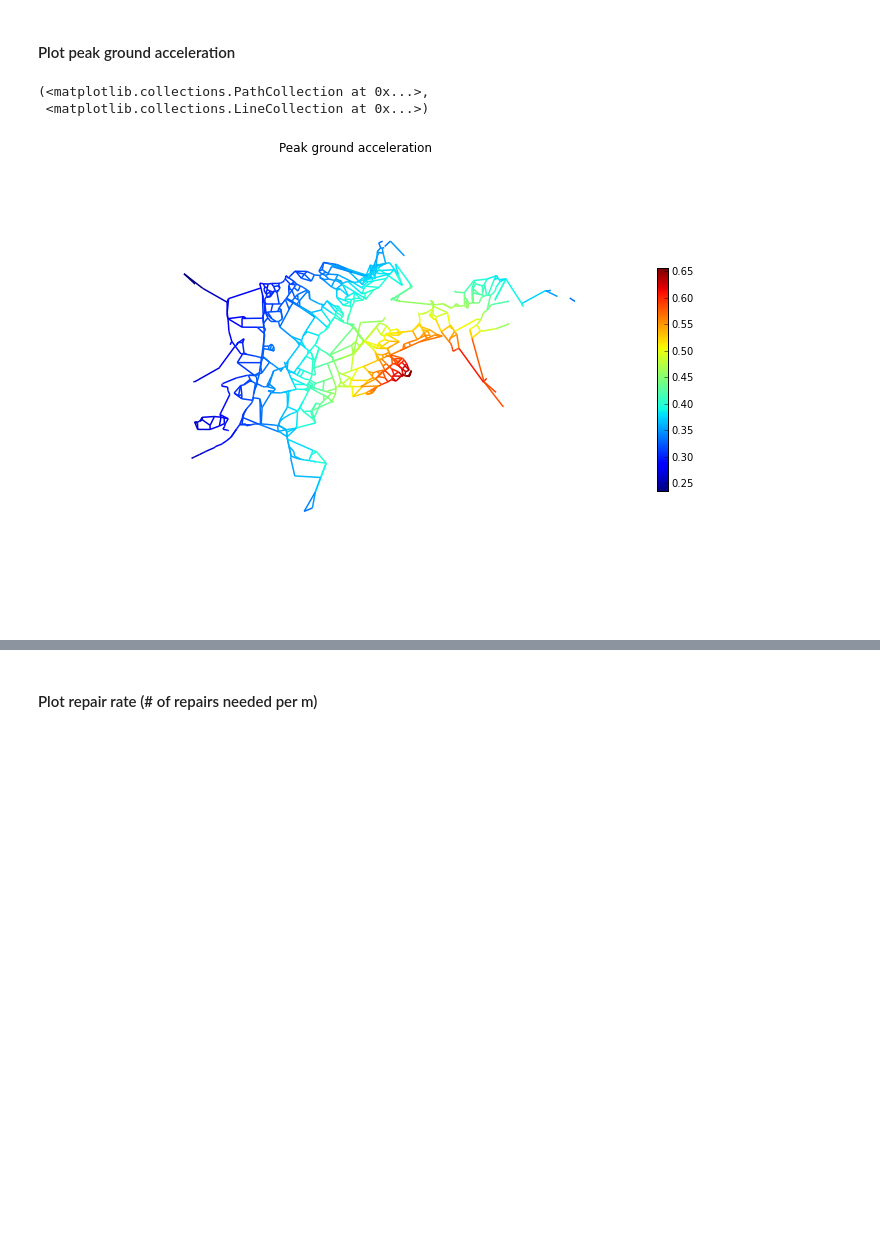
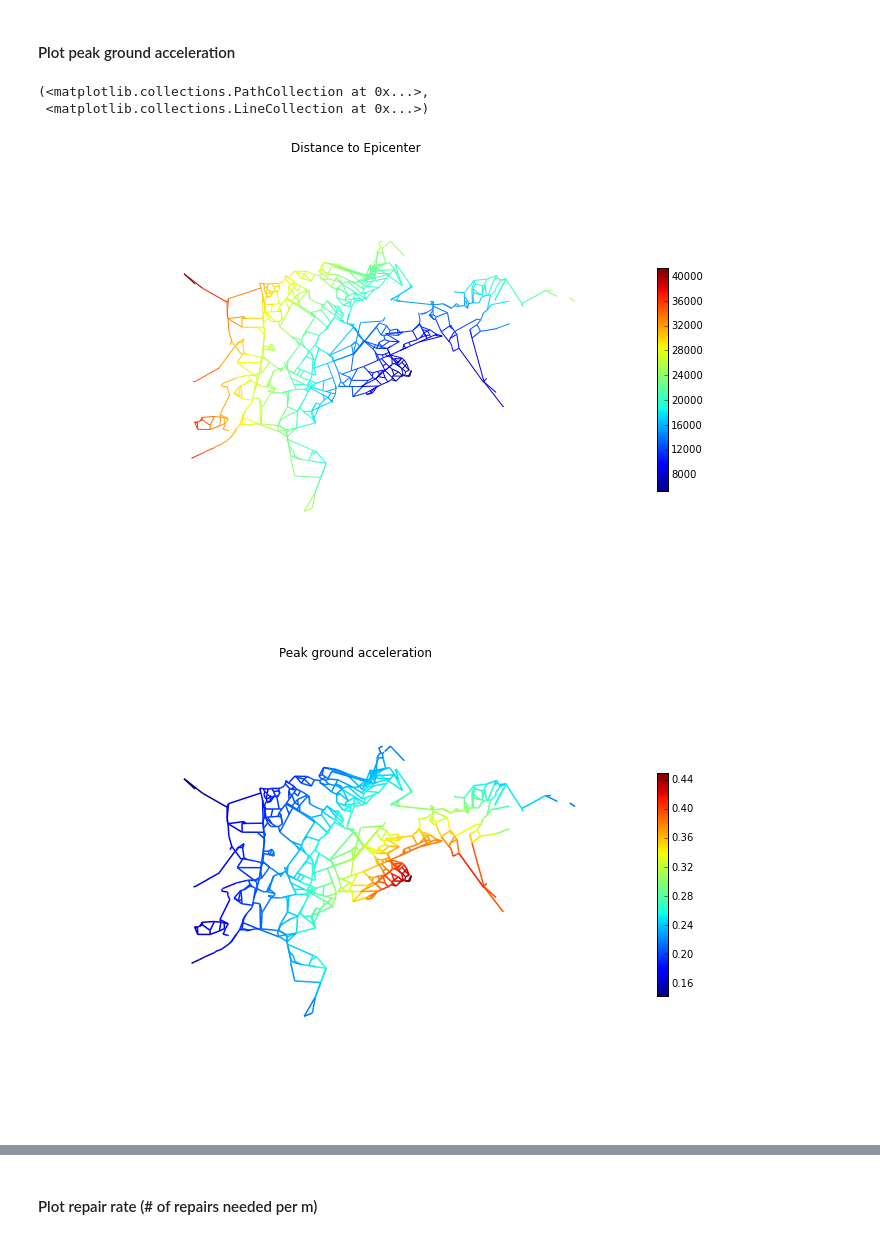
Before and after one commit to USEPA/WNTR, a Jupyter notebook: examples/demo/demo_Net6.ipynb, the cells around one changed output, grey strips where cells are left out. Cells and saved outputs as stored; diff of their text form; code cells hidden in the pictures; blank space fills up the shorter version.

Commit message:
changes to the Earthquake class, added new FragilityCurve class, updates to demo, new fagility_curve example added.

```diff
--- a/examples/demo/demo_Net6.ipynb
+++ b/examples/demo/demo_Net6.ipynb
@@ -41,7 +42,7 @@ WARNING:wntr.network.ParseWaterNetwork:Currently, only the EpanetSimulator suppo
 #### Define earthquake epicenter, magnitude, and depth
 # %%
 epicenter = (42000,22000) # x,y location
-magnitude = 5 # Richter scale
+magnitude = 7 # Richter scale
 depth = 10000 # m, shallow depth
 # %% [markdown]
 #### Plot location of epicenter on the network
@@ -62,9 +63,36 @@ plt.scatter(epicenter[0], epicenter[1], s=1000, c='r', marker='*', zorder=2)
 #Repair rate of 1/km (0.001/m) has been suggested as an upper bound
 
 earthquake = wntr.scenario.Earthquake(epicenter, magnitude, depth)
-earthquake.generate(wn)
 
-print "Min, Max, Average PGA: " + str(np.round(np.min(earthquake.pga.values()),2)) + ", " + str(np.round(np.max(earthquake.pga.values()),2)) + ", " + str(np.round(np.mean(earthquake.pga.values()),2)) + " m/s2"
-print "Min, Max, Average repair rate: " + str(np.round(np.min(earthquake.repair_rate.values()),5)) + ", " + str(np.round(np.max(earthquake.repair_rate.values()),5)) + ", " + str(np.round(np.mean(earthquake.repair_rate.values()),5)) + " per m"
-print "Number of pipe failures: " + str(len(earthquake.pipes_to_leak))
+R = earthquake.distance_to_epicenter(wn, element_type=wntr.network.Pipe)
+pga = earthquake.pga_attenuation_model(R)
+pgv = earthquake.pgv_attenuation_model(R)
+RR = earthquake.repair_rate_model(pgv)
+L = pd.Series(wn.query_link_attribute('length', link_type = wntr.network.Pipe))
+
+pipe_FC = wntr.scenario.FragilityCurve()
+pipe_FC.add_state('Minor leak', 1, {'Default': expon(scale=0.2)})
+pipe_FC.add_state('Major leak', 2, {'Default': expon()})
+
+plt.figure()
+x = np.linspace(0,1,100)
+for name, state in pipe_FC.states():
+    dist=state.distribution['Default']
+    plt.plot(x,dist.cdf(x), label=name)
+plt.ylim((0,1))
+plt.xlabel('Rate of repair * pipe length')
+plt.ylabel('Probability of exceeding a damage state')
+plt.legend()
+
+pipe_Pr = pipe_FC.cdf_probability(RR*L)
+pipe_damage_state = pipe_FC.sample_damage_state(pipe_Pr)
+
+pipe_damage_state_map = pipe_FC.get_priority_map()
+pipe_damage_val = pipe_damage_state.map(pipe_damage_state_map)
+
+print "Min, Max, Average PGA: " + str(np.round(pga.min(),2)) + ", " + str(np.round(pga.max(),2)) + ", " + str(np.round(pga.mean(),2)) + " g"
+print "Min, Max, Average PGV: " + str(np.round(pgv.min(),2)) + ", " + str(np.round(pgv.max(),2)) + ", " + str(np.round(pgv.mean(),2)) + " m/s"
+print "Min, Max, Average repair rate: " + str(np.round(RR.min(),5)) + ", " + str(np.round(RR.max(),5)) + ", " + str(np.round(RR.mean(),5)) + " per m"
+print "Min, Max, Average repair rate*pipe length: " + str(np.round((RR*L).min(),5)) + ", " + str(np.round((RR*L).max(),5)) + ", " + str(np.round((RR*L).mean(),5))
+print "Number of pipe failures: " + str(sum(pipe_damage_val > 0))
 # %% [output]
@@ -74,8 +105,13 @@ Number of pipe failures: 201
 # %% [markdown]
 #### Plot peak ground acceleration
 # %%
-wntr.network.draw_graph(wn, link_attribute=earthquake.pga, node_size=0, link_width=1.5, title='Peak ground acceleration', figsize=(12,8), dpi=100)
+wntr.network.draw_graph(wn, link_attribute=R, node_size=20, title='Distance to Epicenter', figsize=(12,8), dpi=100)
+
+wntr.network.draw_graph(wn, link_attribute=pga, node_size=0, link_width=1.5, title='Peak ground acceleration', figsize=(12,8), dpi=100)
+
+wntr.network.draw_graph(wn, link_attribute=pgv, node_size=0, link_width=1.5, title='Peak ground velocity', figsize=(12,8), dpi=100)
 # %% [output]
 (<matplotlib.collections.PathCollection at 0x...>,
  <matplotlib.collections.LineCollection at 0x...>)
-[figure, old version]
+[figure, new version]
+[figure, added]
```
Also changed, not shown: parts of 9 cells of this notebook, 8 other files.
